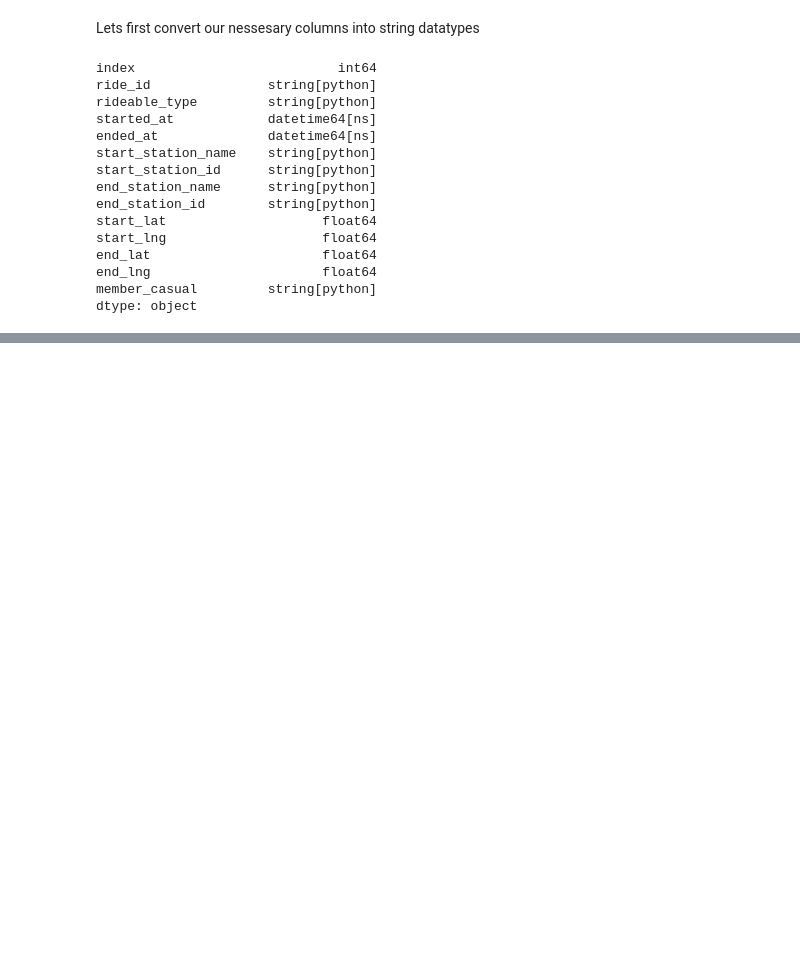
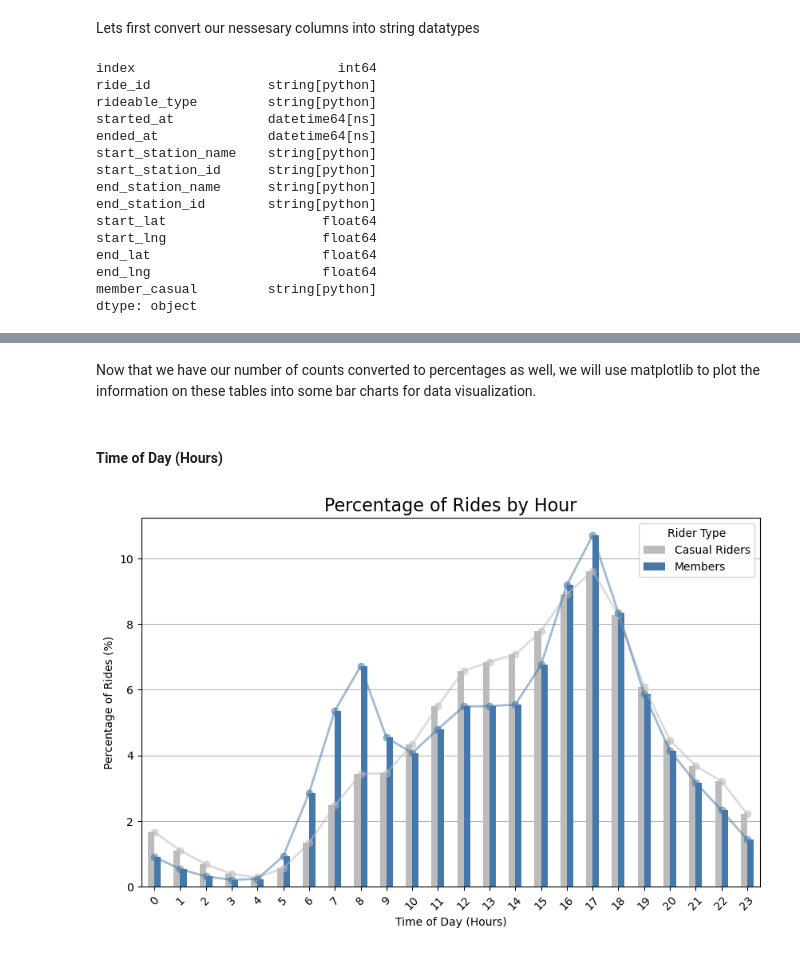
Before and after one commit to iaheung/cyclistic_casestudy, a Jupyter notebook: data_analysis.ipynb, the cells around one changed output, grey strips where cells are left out. Cells and saved outputs as stored; diff of their text form; code cells hidden in the pictures; blank space fills up the shorter version.

Commit message:
Added more analysis and data visualizations

```diff
--- a/data_analysis.ipynb
+++ b/data_analysis.ipynb
@@ -93,0 +115,3 @@ Now lets add a distance travelled column. We can't get the exact path of travel
+# %%
+# this will take a few minutes, there are a lot of calculations
+df['distance_km'] = df.apply(lambda row: haversine(row['start_lat'], row['start_lng'], row['end_lat'], row['end_lng']), axis=1)
@@ -102,0 +173,5 @@ df.head()
+# %%
+# do the same with months
+months_order = ['January', 'February', 'March', 'April', 'May', 'June', 'July', 'August', 'September', 'October', 'November', 'December']
+df['month'] = pd.Categorical(df['month'], categories=months_order)
+df.groupby(['member_casual', 'month']).size().unstack()
@@ -102,0 +185,11 @@ df.head()
+# %%
+# hourly percentage data
+df_hours = df.groupby(['member_casual', 'hour']).size().reset_index(name='count')
+df_hours = df_hours.pivot(index='hour', columns='member_casual', values='count').fillna(0)
+
+total_casual = df_hours['casual'].sum()
+total_member = df_hours['member'].sum()
+df_hours['casual_pct'] = df_hours['casual'] / total_casual * 100
+df_hours['member_pct'] = df_hours['member'] / total_member * 100
+
+df_hours
@@ -102,0 +262,31 @@ df.head()
+# %% [markdown]
+Now that we have our number of counts converted to percentages as well, we will use matplotlib to plot the information on these tables into some bar charts for data visualization.
+# %% [markdown]
+#### Time of Day (Hours)
+# %%
+# with percentages
+df_hours_plot_percent = df_hours[["casual_pct", "member_pct"]]
+
+plt.figure(figsize=(10, 6))
+
+ax = df_hours_plot_percent.plot(kind='bar', ax=plt.gca(), color=['#BBBBBB', '#4477AA'], zorder=3)
+ax.legend(['Casual Riders', 'Members'], title='Rider Type')
+ax.plot(df_hours_plot_percent.index, df_hours_plot_percent["casual_pct"], marker='o', linestyle='-', linewidth=2, color='#BBBBBB', alpha=0.5, zorder=4)
+ax.plot(df_hours_plot_percent.index, df_hours_plot_percent["member_pct"], marker='o', linestyle='-', linewidth=2, color='#4477AA', alpha=0.5, zorder=4)
+ax.grid(axis='y', color='gray', alpha=0.6, zorder=1)
+
+plt.title('Percentage of Rides by Hour', fontsize=16)
+plt.xlabel('Time of Day (Hours)')
+plt.ylabel('Percentage of Rides (%)')
+plt.xticks(rotation=45)
+
+directory = 'plots'
+if not os.path.exists(directory):
+    os.makedirs(directory)
+
+file_path = os.path.join(directory, 'rides_by_hour_percentage.png')
+plt.savefig(file_path, bbox_inches='tight')
+
+plt.show()
+# %% [output]
+[figure, added]
```
Also changed, not shown: parts of 48 cells of this notebook.
